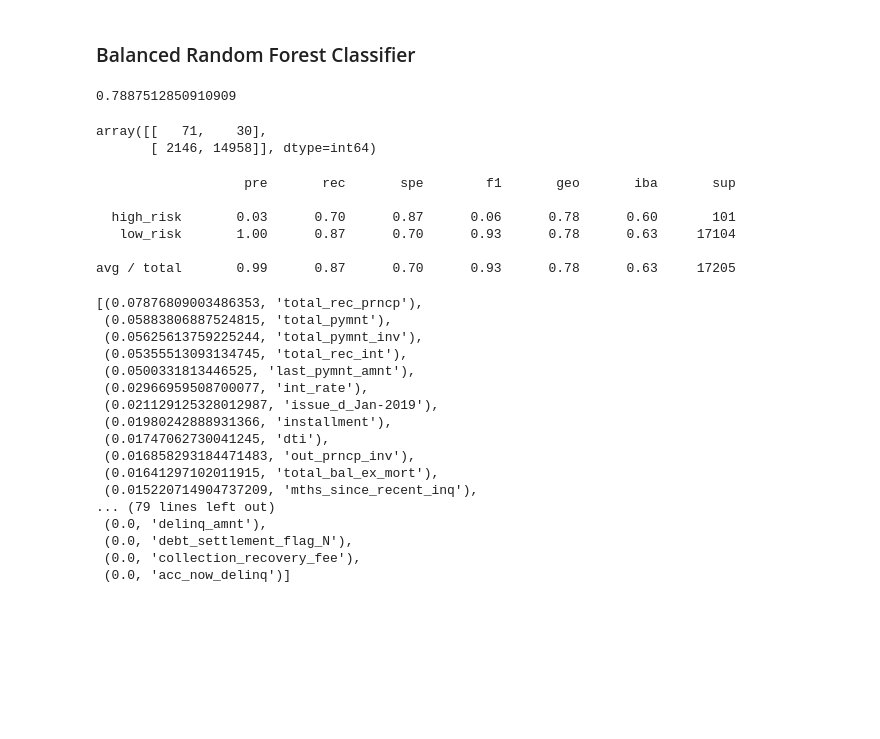
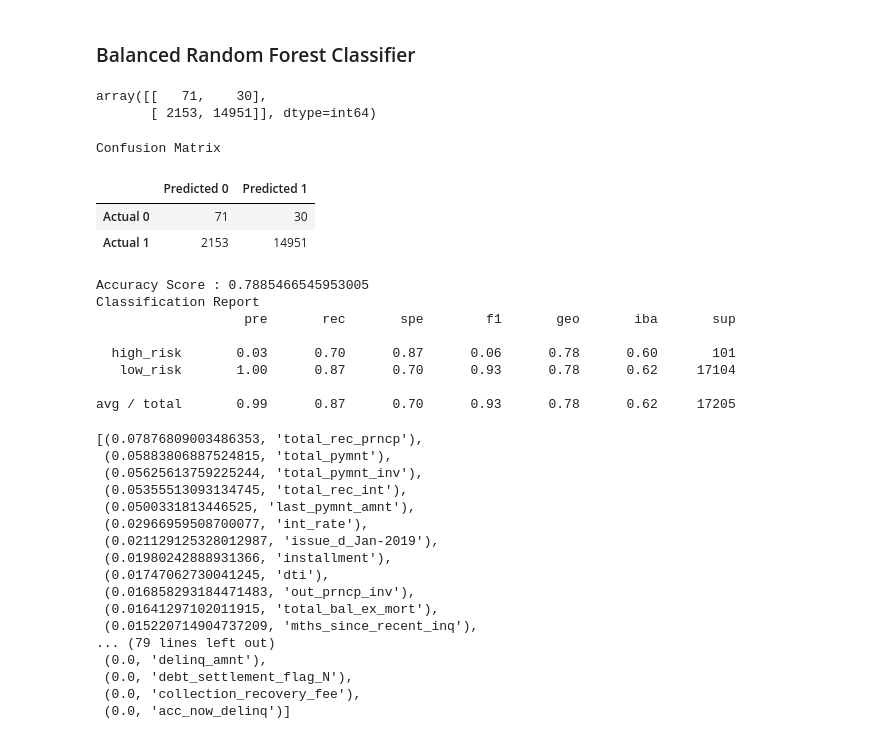
Before and after one commit to sucharita1/Credit_Risk_Analysis, a Jupyter notebook: credit_risk_ensemble.ipynb, the cells around one changed output. Cells and saved outputs as stored; diff of their text form; code cells hidden in the pictures; blank space fills up the shorter version.

Commit message:
amended printout of results in credit_risk_ensemble.ipynb and credit_risk_resampling.ipynb and edited README.md

```diff
--- a/credit_risk_ensemble.ipynb
+++ b/credit_risk_ensemble.ipynb
@@ -90,7 +90,7 @@ X = df.drop(columns="loan_status")
 X = pd.get_dummies(X)
 
 # Create our target
-y = df[["loan_status"]]
+y = df["loan_status"]
 # %%
 X.describe()
 # %% [output]
@@ -149,32 +139,45 @@ from imblearn.ensemble import BalancedRandomForestClassifier
 brf_model = BalancedRandomForestClassifier(n_estimators=100, random_state=1)
 # %%
 # Fitting the model
-brf_model = brf_model.fit(X_train_scaled, y_train)
+brf_model = brf_model.fit(X_train, y_train)
 # %%
 # Making predictions using the testing data.
-y_pred = brf_model.predict(X_test_scaled)
+y_pred = brf_model.predict(X_test)
 
 # Calculated the balanced accuracy score
-balanced_accuracy_score(y_test, y_pred)
+acc_score = balanced_accuracy_score(y_test, y_pred)
-# %% [output]
-0.7887512850910909
 # %%
 # Display the confusion matrix
 # Calculating the confusion matrix.
-confusion_matrix(y_test, y_pred)
+cm = confusion_matrix(y_test, y_pred)
+cm
 # %% [output]
 array([[   71,    30],
-       [ 2146, 14958]], dtype=int64)
+       [ 2153, 14951]], dtype=int64)
-# %%
-# Print the imbalanced classification report
-print(classification_report_imbalanced(y_test, y_pred))
-# %% [output]
-                   pre       rec       spe        f1       geo       iba       sup
-
-  high_risk       0.03      0.70      0.87      0.06      0.78      0.60       101
-   low_risk       1.00      0.87      0.70      0.93      0.78      0.63     17104
-
-avg / total       0.99      0.87      0.70      0.93      0.78      0.63     17205
+# %%
+# Create a DataFrame from the confusion matrix.
+cm_df = pd.DataFrame(
+    cm, index=["Actual 0", "Actual 1"], columns=["Predicted 0", "Predicted 1"])
+print("Confusion Matrix")
+display(cm_df)
+print(f"Accuracy Score : {acc_score}")
+
+# Print the imbalanced classification report
+print("Classification Report")
+print(classification_report_imbalanced(y_test, y_pred))
+# %% [output]
+Confusion Matrix
+|  | Predicted 0 | Predicted 1 |
+| Actual 0 | 71 | 30 |
+| Actual 1 | 2153 | 14951 |
+Accuracy Score : 0.7885466545953005
+Classification Report
+                   pre       rec       spe        f1       geo       iba       sup
+
+  high_risk       0.03      0.70      0.87      0.06      0.78      0.60       101
+   low_risk       1.00      0.87      0.70      0.93      0.78      0.62     17104
+
+avg / total       0.99      0.87      0.70      0.93      0.78      0.62     17205
 # %%
 # List the features sorted in descending order by feature importance
 # We can sort the features by their importance.
```
Also changed, not shown: parts of 8 cells of this notebook, 2 other files.
